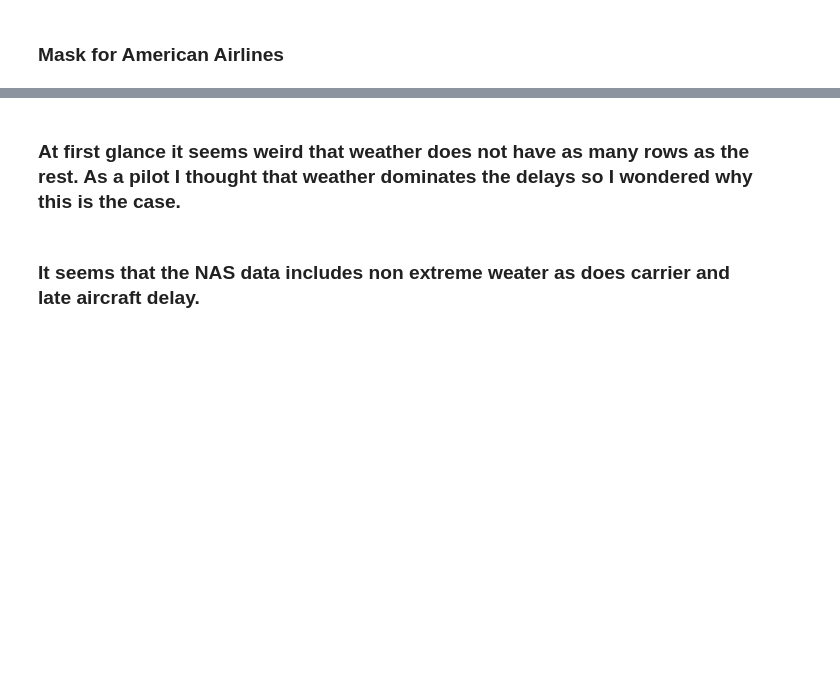
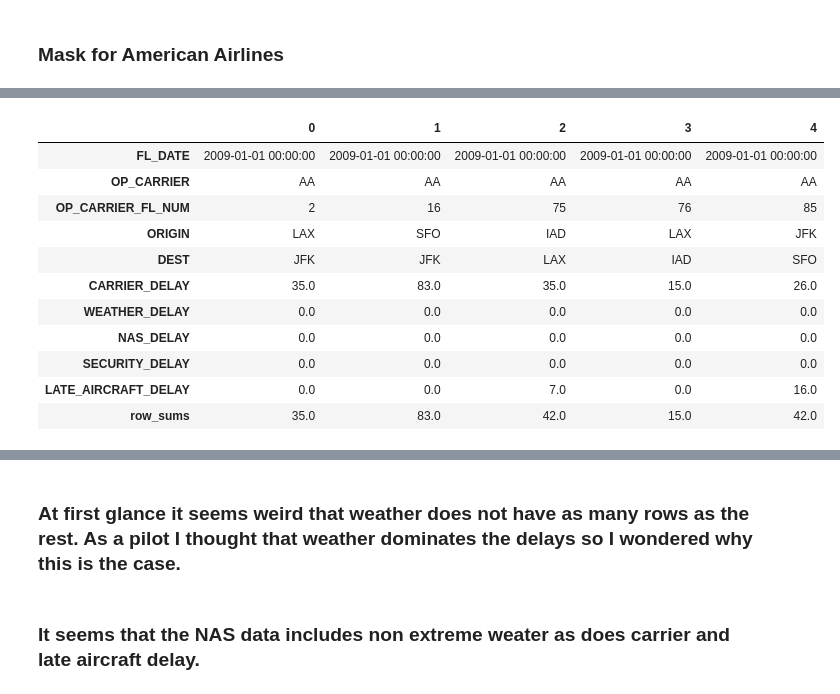
Before and after one commit to CLOUD-NINE-FLIGHT-SOLUTIONS/CLOUD-NINE-FLIGHT-SOLUTIONS, a Jupyter notebook: Miatta/explore_ms.ipynb, the cells around one changed output, grey strips where cells are left out. Drawn from its saved outputs; the diff is of its cells as text; code cells hidden in the pictures; blank space fills up the shorter version.

```diff
--- a/Miatta/explore_ms.ipynb
+++ b/Miatta/explore_ms.ipynb
@@ -51,0 +57,16 @@ flights.describe()
+# %%
+# Display the first five rows of the 'flights' DataFrame to get an initial overview of its structure and data.
+flights.head().T
+# %% [output]
+|  | 0 | 1 | 2 | 3 | 4 |
+| FL_DATE | 2009-01-01 00:00:00 | 2009-01-01 00:00:00 | 2009-01-01 00:00:00 | 2009-01-01 00:00:00 | 2009-01-01 00:00:00 |
+| OP_CARRIER | AA | AA | AA | AA | AA |
+| OP_CARRIER_FL_NUM | 2 | 16 | 75 | 76 | 85 |
+| ORIGIN | LAX | SFO | IAD | LAX | JFK |
+| DEST | JFK | JFK | LAX | IAD | SFO |
+| CARRIER_DELAY | 35.0 | 83.0 | 35.0 | 15.0 | 26.0 |
+| WEATHER_DELAY | 0.0 | 0.0 | 0.0 | 0.0 | 0.0 |
+| NAS_DELAY | 0.0 | 0.0 | 0.0 | 0.0 | 0.0 |
+| SECURITY_DELAY | 0.0 | 0.0 | 0.0 | 0.0 | 0.0 |
+| LATE_AIRCRAFT_DELAY | 0.0 | 0.0 | 7.0 | 0.0 | 16.0 |
+| row_sums | 35.0 | 83.0 | 42.0 | 15.0 | 42.0 |
```
Also changed, not shown: parts of 28 cells of this notebook, 1 other file.
